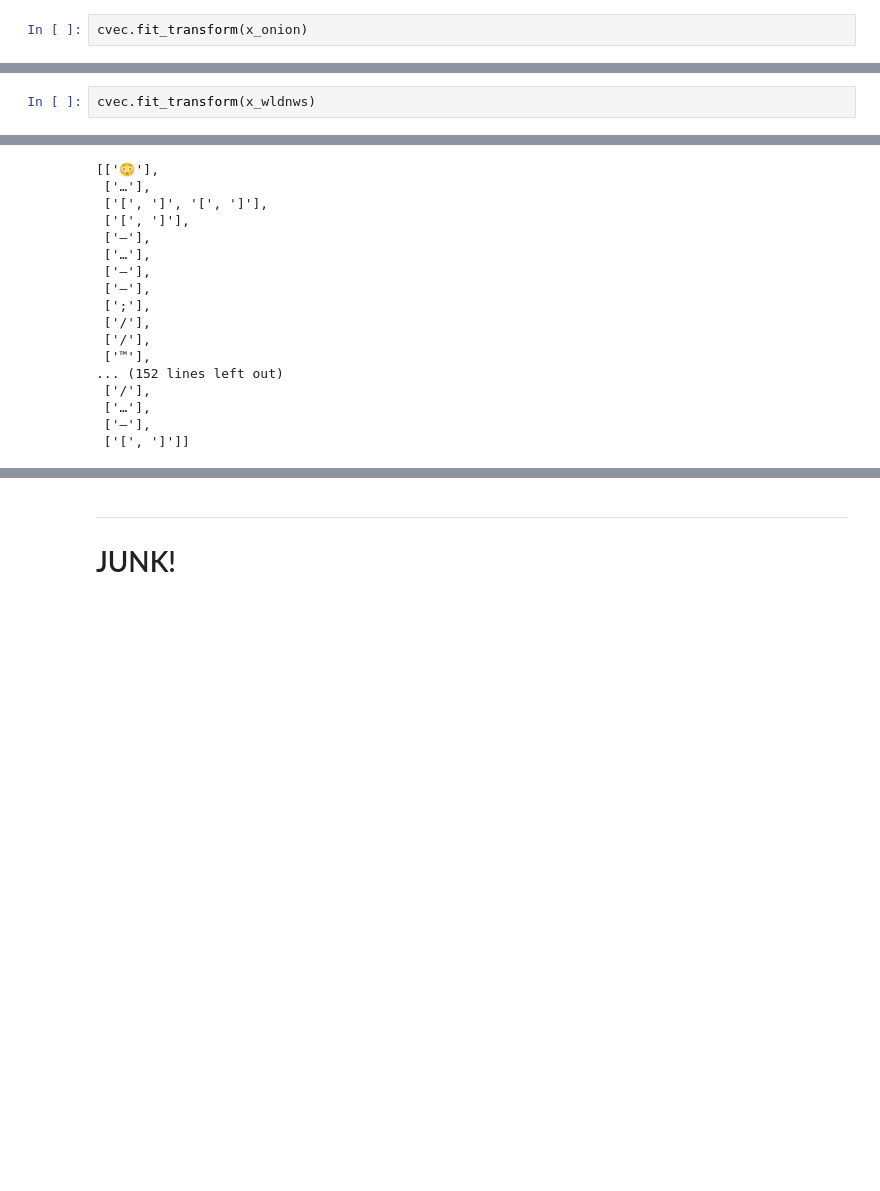
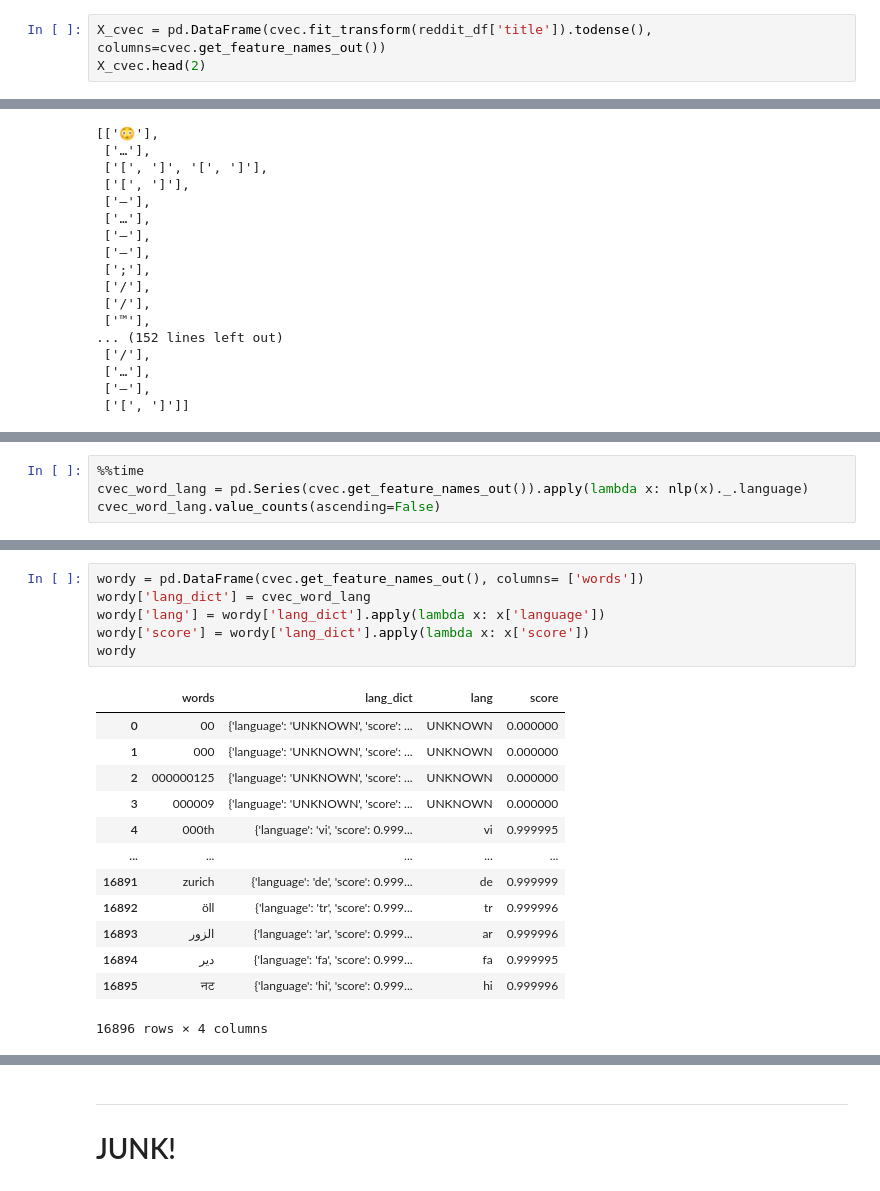
Before and after one commit to drossDS/Humor_Identification_with_NLP, a Jupyter notebook: code/2-Data_Cleaning.ipynb, the cells around one changed output, grey strips where cells are left out. Drawn from its saved outputs; the diff is of its cells as text; blank space fills up the shorter version.

```diff
--- a/code/2-Data_Cleaning.ipynb
+++ b/code/2-Data_Cleaning.ipynb
@@ -991,3 +1005,4 @@ x_wldnws = wldnws['title']
 # %%
-cvec.fit_transform(x_onion)
+X_cvec = pd.DataFrame(cvec.fit_transform(reddit_df['title']).todense(), columns=cvec.get_feature_names_out())
+X_cvec.head(2)
 # %% [output]
@@ -996,2 +1012,0 @@ cvec.fit_transform(x_onion)
-# %%
-cvec.fit_transform(x_wldnws)
@@ -1076,0 +1100,4 @@ regex_string2 = "((?=[^ #$%^&*,?.\-:!'‘’|\(\)])\W)"
+# %%
+%%time
+cvec_word_lang = pd.Series(cvec.get_feature_names_out()).apply(lambda x: nlp(x)._.language)
+cvec_word_lang.value_counts(ascending=False)
@@ -1076,0 +1118,20 @@ regex_string2 = "((?=[^ #$%^&*,?.\-:!'‘’|\(\)])\W)"
+# %%
+wordy = pd.DataFrame(cvec.get_feature_names_out(), columns= ['words'])
+wordy['lang_dict'] = cvec_word_lang
+wordy['lang'] = wordy['lang_dict'].apply(lambda x: x['language'])
+wordy['score'] = wordy['lang_dict'].apply(lambda x: x['score'])
+wordy
+# %% [output]
+|  | words | lang_dict | lang | score |
+| 0 | 00 | {'language': 'UNKNOWN', 'score': ... | UNKNOWN | 0.000000 |
+| 1 | 000 | {'language': 'UNKNOWN', 'score': ... | UNKNOWN | 0.000000 |
+| 2 | 000000125 | {'language': 'UNKNOWN', 'score': ... | UNKNOWN | 0.000000 |
+| 3 | 000009 | {'language': 'UNKNOWN', 'score': ... | UNKNOWN | 0.000000 |
+| 4 | 000th | {'language': 'vi', 'score': 0.999... | vi | 0.999995 |
+| ... | ... | ... | ... | ... |
+| 16891 | zurich | {'language': 'de', 'score': 0.999... | de | 0.999999 |
+| 16892 | öll | {'language': 'tr', 'score': 0.999... | tr | 0.999996 |
+| 16893 | الزور | {'language': 'ar', 'score': 0.999... | ar | 0.999996 |
+| 16894 | دير | {'language': 'fa', 'score': 0.999... | fa | 0.999995 |
+| 16895 | नट | {'language': 'hi', 'score': 0.999... | hi | 0.999996 |
+16896 rows × 4 columns
```
Also changed, not shown: parts of 17 cells of this notebook.
